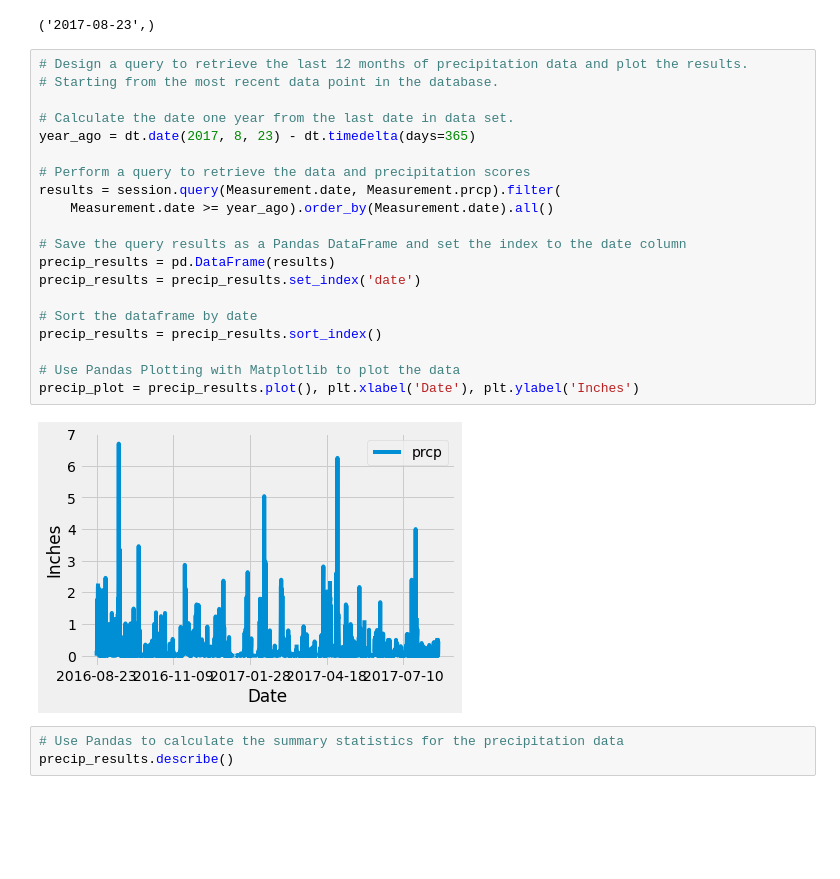
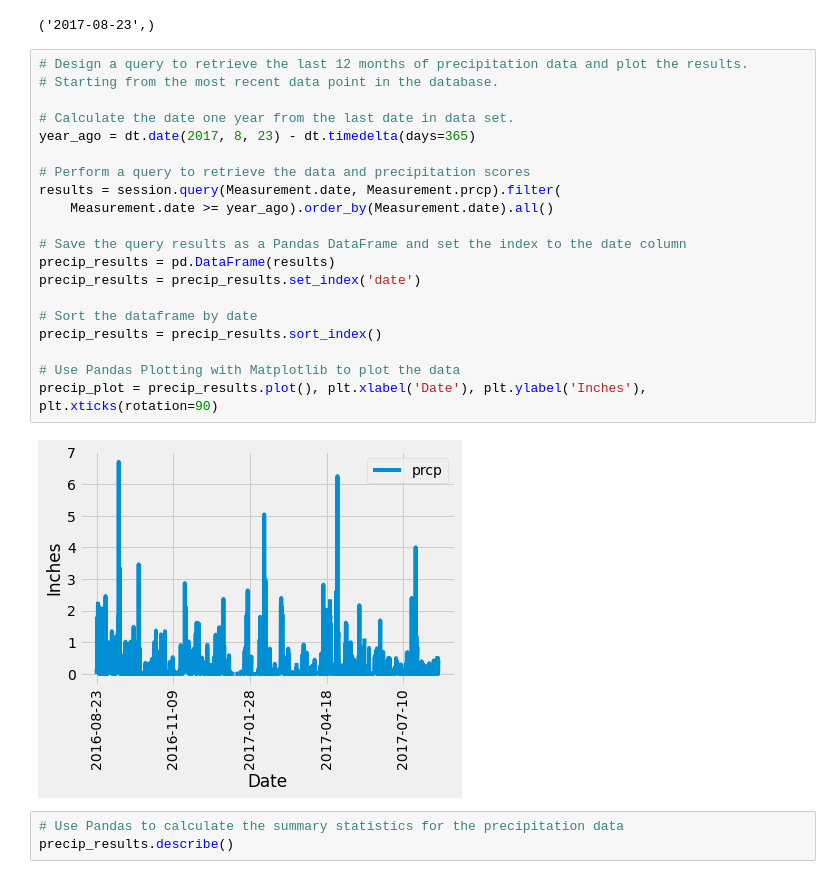
Before and after one commit to savicd710/sqlalchemy-challenge, a Jupyter notebook: SurfsUp/climate_analysis.ipynb, the cells around one changed output. Cells and saved outputs as stored; diff of their text form; blank space fills up the shorter version.

```diff
--- a/SurfsUp/climate_analysis.ipynb
+++ b/SurfsUp/climate_analysis.ipynb
@@ -70,25 +70,25 @@ session.query(Measurement.date).order_by(Measurement.date.desc()).first()
 # %%
 # Design a query to retrieve the last 12 months of precipitation data and plot the results.
 # Starting from the most recent data point in the database.
 
 # Calculate the date one year from the last date in data set.
 year_ago = dt.date(2017, 8, 23) - dt.timedelta(days=365)
 
 # Perform a query to retrieve the data and precipitation scores
 results = session.query(Measurement.date, Measurement.prcp).filter(
     Measurement.date >= year_ago).order_by(Measurement.date).all()
 
 # Save the query results as a Pandas DataFrame and set the index to the date column
 precip_results = pd.DataFrame(results)
 precip_results = precip_results.set_index('date')
 
 # Sort the dataframe by date
 precip_results = precip_results.sort_index()
 
 # Use Pandas Plotting with Matplotlib to plot the data
-precip_plot = precip_results.plot(), plt.xlabel('Date'), plt.ylabel('Inches')
+precip_plot = precip_results.plot(), plt.xlabel('Date'), plt.ylabel('Inches'), plt.xticks(rotation=90)
 # %% [output]
-[figure, old version]
+[figure, new version]
 # %%
 # Use Pandas to calculate the summary statistics for the precipitation data
 precip_results.describe()
```
Also changed, not shown: 9 other files.
